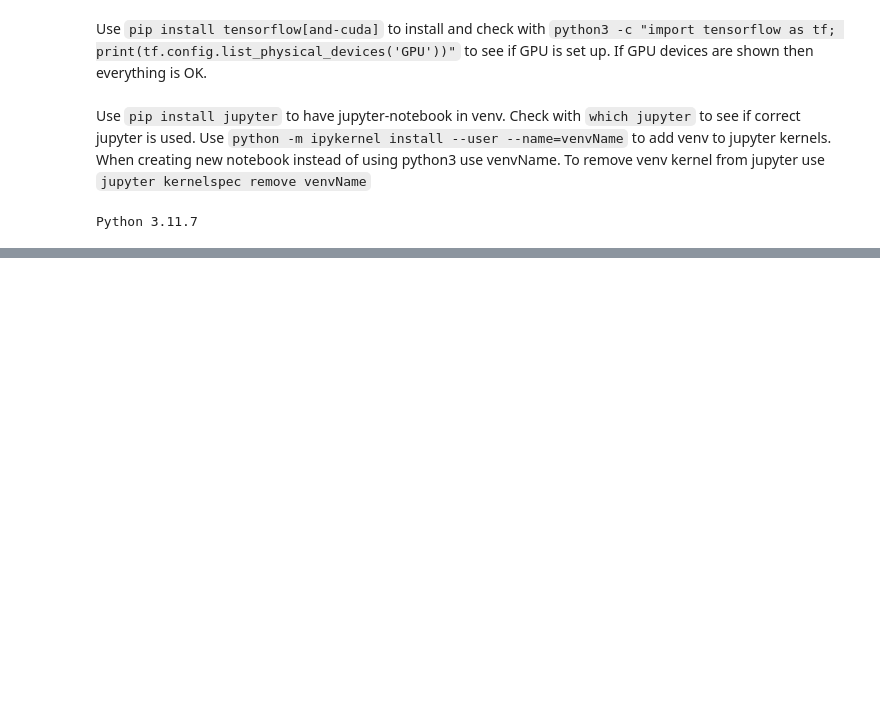
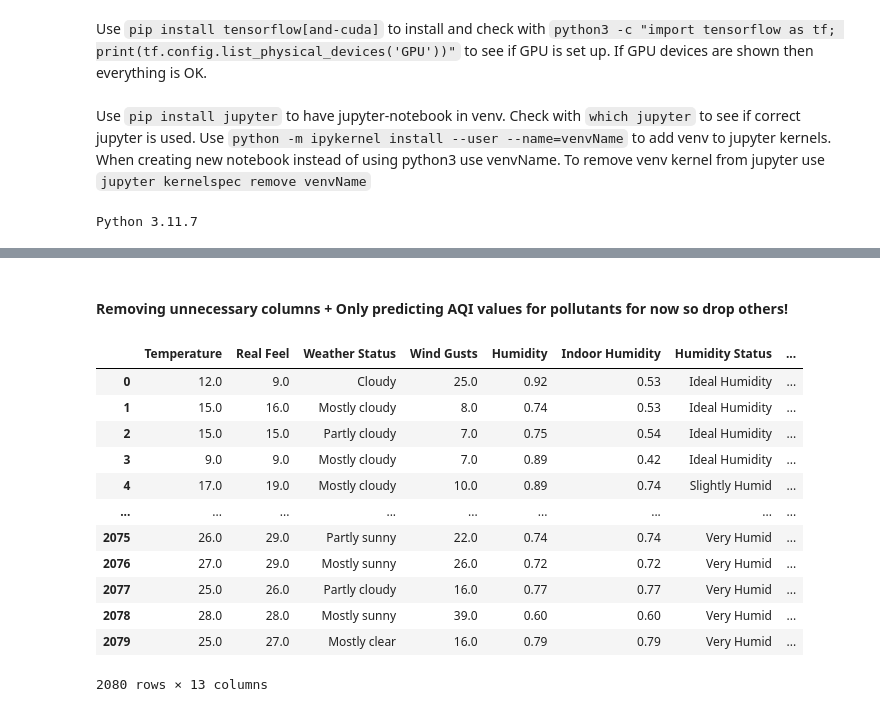
Before and after one commit to MrAliTheGreat/GlobalAirQuality, a Jupyter notebook: TabularDNN.ipynb, the cells around one changed output, grey strips where cells are left out. Cells and saved outputs as stored; diff of their text form; code cells hidden in the pictures; blank space fills up the shorter version.

```diff
--- a/TabularDNN.ipynb
+++ b/TabularDNN.ipynb
@@ -42,0 +79,2 @@ df.head()
+# %% [markdown]
+#### Removing unnecessary columns + Only predicting AQI values for pollutants for now so drop others!
@@ -42,0 +83,17 @@ df.head()
+# %%
+input_df = df.iloc[:, :-4]
+input_df
+# %% [output]
+|  | Temperature | Real Feel | Weather Status | Wind Gusts | Humidity | Indoor Humidity | Humidity Status | ... |
+| 0 | 12.0 | 9.0 | Cloudy | 25.0 | 0.92 | 0.53 | Ideal Humidity | ... |
+| 1 | 15.0 | 16.0 | Mostly cloudy | 8.0 | 0.74 | 0.53 | Ideal Humidity | ... |
+| 2 | 15.0 | 15.0 | Partly cloudy | 7.0 | 0.75 | 0.54 | Ideal Humidity | ... |
+| 3 | 9.0 | 9.0 | Mostly cloudy | 7.0 | 0.89 | 0.42 | Ideal Humidity | ... |
+| 4 | 17.0 | 19.0 | Mostly cloudy | 10.0 | 0.89 | 0.74 | Slightly Humid | ... |
+| ... | ... | ... | ... | ... | ... | ... | ... | ... |
+| 2075 | 26.0 | 29.0 | Partly sunny | 22.0 | 0.74 | 0.74 | Very Humid | ... |
+| 2076 | 27.0 | 29.0 | Mostly sunny | 26.0 | 0.72 | 0.72 | Very Humid | ... |
+| 2077 | 25.0 | 26.0 | Partly cloudy | 16.0 | 0.77 | 0.77 | Very Humid | ... |
+| 2078 | 28.0 | 28.0 | Mostly sunny | 39.0 | 0.60 | 0.60 | Very Humid | ... |
+| 2079 | 25.0 | 27.0 | Mostly clear | 16.0 | 0.79 | 0.79 | Very Humid | ... |
+2080 rows × 13 columns
```
Also changed, not shown: parts of 20 cells of this notebook, 1 other file.
